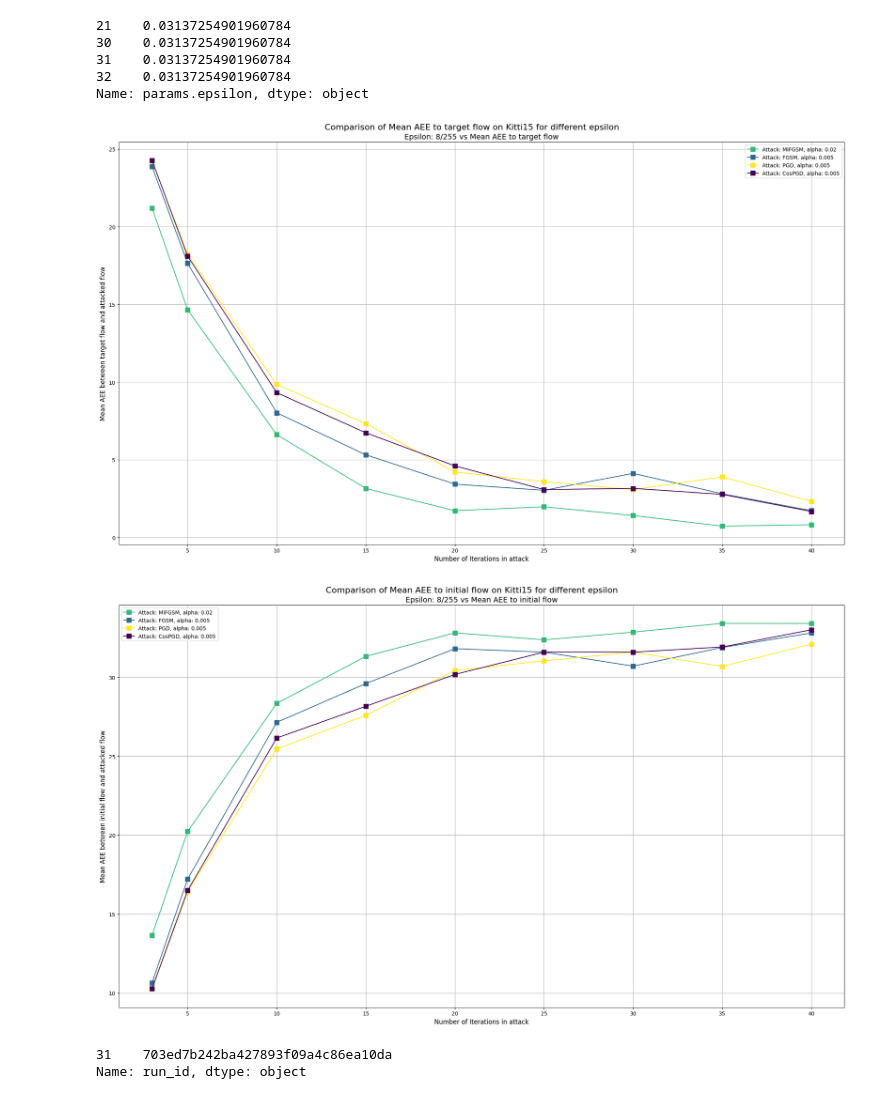
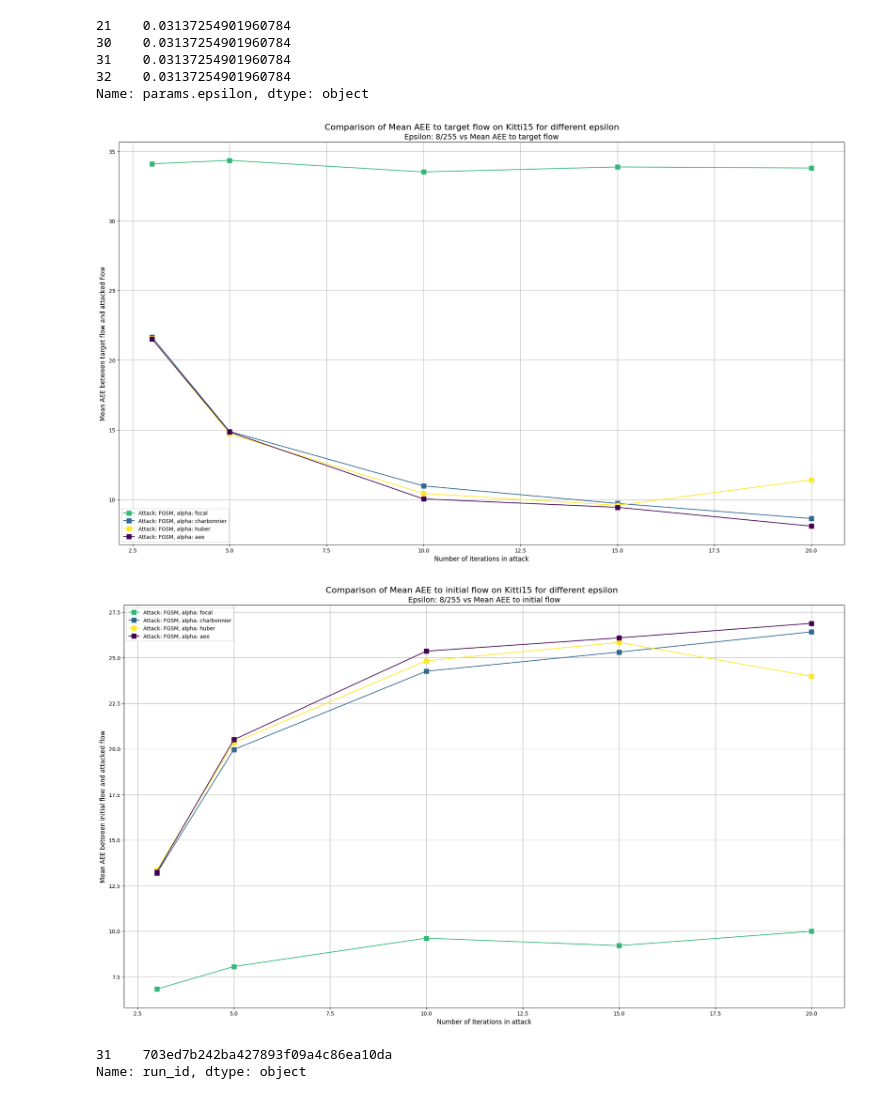
Before and after one commit to NotTwist/flow_attack, a Jupyter notebook: analysis/compare_alpha.ipynb, the cells around one changed output. Drawn from its saved outputs; the diff is of its cells as text; code cells hidden in the pictures.

```diff
--- a/analysis/compare_alpha.ipynb
+++ b/analysis/compare_alpha.ipynb
@@ -151,7 +153,7 @@ def plot_epsilon_vs_aee(runs_data, metric='mean_aee_target_attack_step_'):
     epsilon_groups = runs_data.groupby("params.epsilon")
 
     # Get unique (target_layer, use_map_scaling) combinations
-    unique_target_layers = sorted(runs_data["params.attack_type"].unique())
+    unique_target_layers = sorted(runs_data["params.loss"].unique())
 
     # Assign colors based on unique target layers
     colors = plt.cm.viridis(np.linspace(0, 1, len(unique_target_layers)))
@@ -189,7 +191,7 @@ def plot_epsilon_vs_aee(runs_data, metric='mean_aee_target_attack_step_'):
             f'Mean AEE between {metric_label} and attacked flow', fontsize=12)
 
         for _, row in group.iterrows():
-            target_layer = row["params.attack_type"]
+            target_layer = row["params.loss"]
             use_map_scaling = row["params.use_map_scaling"]
 
             # Select color based on target layer
@@ -212,7 +214,7 @@ def plot_epsilon_vs_aee(runs_data, metric='mean_aee_target_attack_step_'):
             sorted_steps = [key for key, _ in sorted_items]
             sorted_metrics = [value for _, value in sorted_items]
 
-            legend_label = f"Attack: {row['params.attack_type']}, alpha: {row['params.alpha']}"
+            legend_label = f"Attack: {row['params.attack_type']}, alpha: {row['params.loss']}"
             ax.plot(
                 sorted_steps, sorted_metrics, linestyle="-", marker=marker,
                 label=legend_label, color=color, markersize=8
@@ -224,11 +226,11 @@ def plot_epsilon_vs_aee(runs_data, metric='mean_aee_target_attack_step_'):
     plt.tight_layout()
     plt.show()
 # %%
-plot_epsilon_vs_aee(optimal_runs)
-plot_epsilon_vs_aee(optimal_runs, 'mean_aee_init_attack_step_')
+plot_epsilon_vs_aee(runs)
+plot_epsilon_vs_aee(runs, 'mean_aee_init_attack_step_')
 # %% [output]
-[figure, old version]
+[figure, new version]
-[figure, old version]
+[figure, new version]
 # %%
 # %% [output]
 31    703ed7b242ba427893f09a4c86ea10da
```
Also changed, not shown: parts of 4 cells of this notebook, 44 other files.
